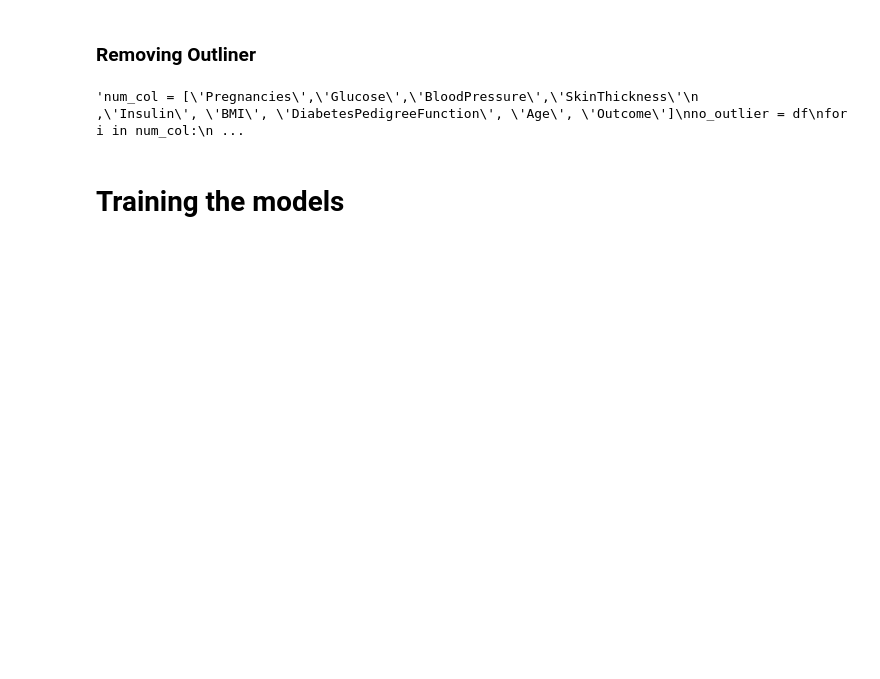
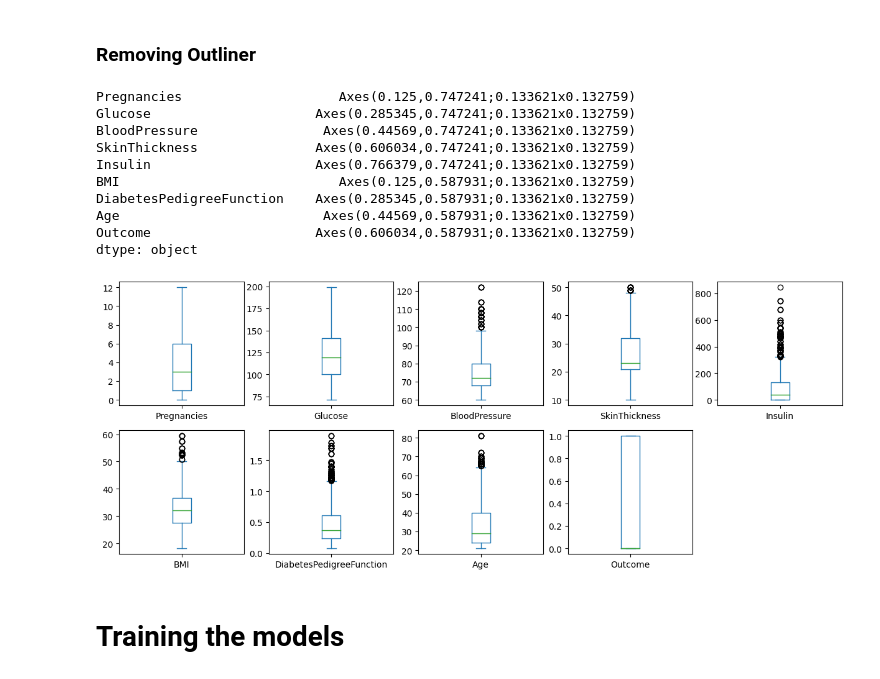
Before and after one commit to Toressy/Diabetes_prediction, a Jupyter notebook: diabetes-prediction.ipynb, the cells around one changed output. Drawn from its saved outputs; the diff is of its cells as text; code cells hidden in the pictures; blank space fills up the shorter version.

Commit message:
Kaggle Notebook | Diabetes prediction | Version 18

```diff
--- a/diabetes-prediction.ipynb
+++ b/diabetes-prediction.ipynb
@@ -215,12 +215,3 @@ plt.tight_layout()
 plt.show()
 # %% [output]
 [figure]
-# %%
-numerical_features = ['Glucose', 'BloodPressure', 'BMI', 'Insulin']
-plt.figure(figsize=(12, 8))
-for i, col in enumerate(numerical_features):
-    plt.subplot(2, 2, i+1)
-    sns.histplot(df[col], kde=True, color='blue')
-    plt.title(f'Distribution of {col}')
-plt.tight_layout()
-plt.show()
@@ -305,16 +272,26 @@ plt.tight_layout()
 # %% [markdown]
 ### Removing Outliner
 # %%
-"""num_col = ['Pregnancies','Glucose','BloodPressure','SkinThickness'
+num_col = ['Pregnancies','Glucose','BloodPressure','SkinThickness'
            ,'Insulin', 'BMI', 'DiabetesPedigreeFunction', 'Age', 'Outcome']
-no_outlier = df
+no_outlier = df.copy()
 for i in num_col:
     lower_limit = df[i].quantile(0.5)
     upper_limit = df[i].quantile(0.95)
     no_outlier[i] = no_outlier[i].clip(lower_limit, upper_limit)
-df.plot(kind = "box" , subplots = True , figsize = (15,15) , layout = (5,5))"""
+df.plot(kind = "box" , subplots = True , figsize = (15,15) , layout = (5,5))
 # %% [output]
-'num_col = [\'Pregnancies\',\'Glucose\',\'BloodPressure\',\'SkinThickness\'\n           ,\'Insulin\', \'BMI\', \'DiabetesPedigreeFunction\', \'Age\', \'Outcome\']\nno_outlier = df\nfor i in num_col:\n ...
+Pregnancies                    Axes(0.125,0.747241;0.133621x0.132759)
+Glucose                     Axes(0.285345,0.747241;0.133621x0.132759)
+BloodPressure                Axes(0.44569,0.747241;0.133621x0.132759)
+SkinThickness               Axes(0.606034,0.747241;0.133621x0.132759)
+Insulin                     Axes(0.766379,0.747241;0.133621x0.132759)
+BMI                            Axes(0.125,0.587931;0.133621x0.132759)
+DiabetesPedigreeFunction    Axes(0.285345,0.587931;0.133621x0.132759)
+Age                          Axes(0.44569,0.587931;0.133621x0.132759)
+Outcome                     Axes(0.606034,0.587931;0.133621x0.132759)
+dtype: object
+[figure, added]
 # %% [markdown]
 # Training the models
 # %%
```
Also changed, not shown: parts of 15 cells of this notebook.
